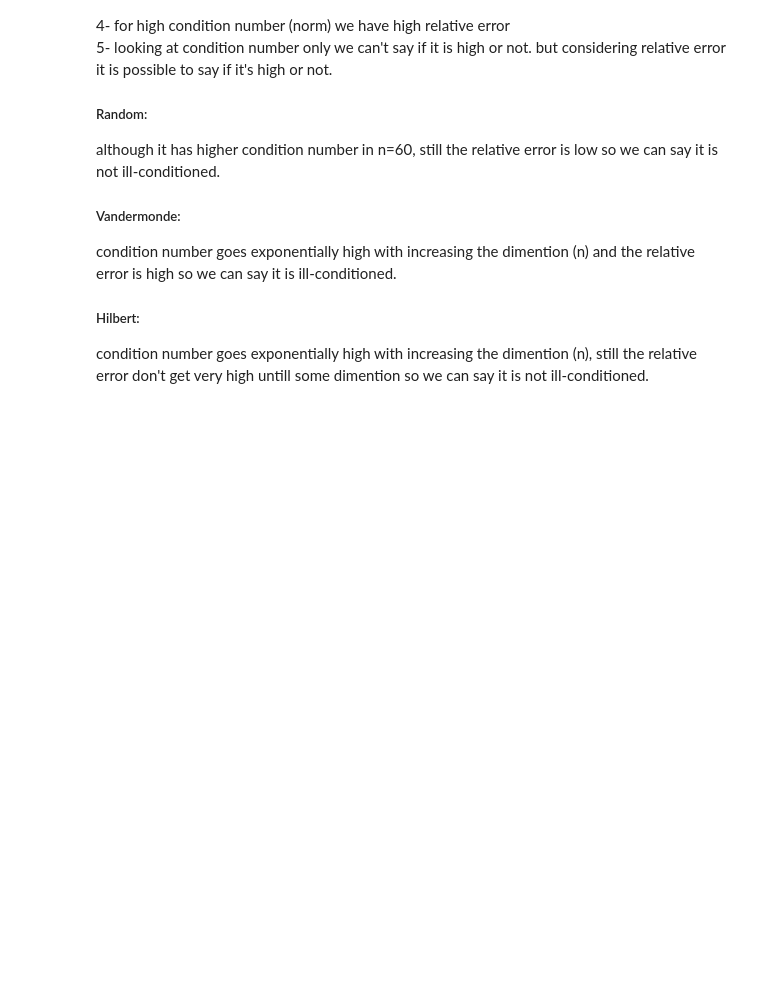
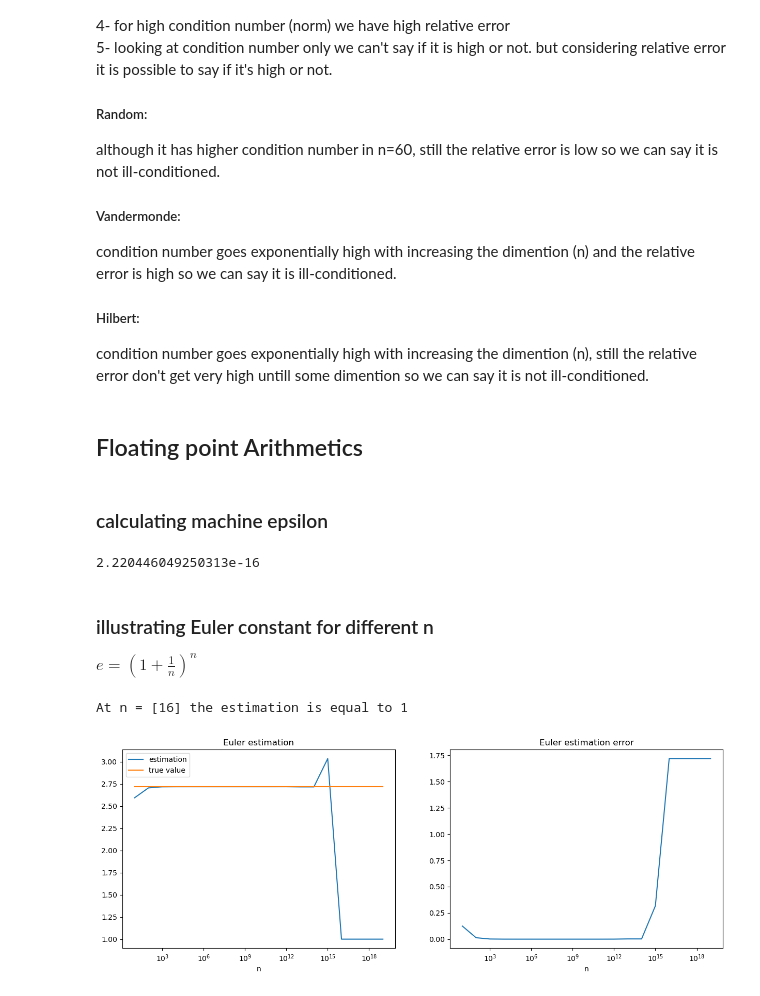
Before and after one commit to Rezashatery/linerar-algebra-and-matrices, a Jupyter notebook: linera-algebra.ipynb, the cells around one changed output. Saved outputs shown, nothing was run; the diff lists cells and outputs as text; code cells hidden in the pictures; blank space fills up the shorter version.

Commit message:
Floating point Arithmetics

```diff
--- a/linera-algebra.ipynb
+++ b/linera-algebra.ipynb
@@ -141,3 +141,54 @@ condition number goes exponentially high with increasing the dimention (n) and t
 
 ##### Hilbert:
 condition number goes exponentially high with increasing the dimention (n), still the relative error don't get very high untill some dimention so we can say it is not ill-conditioned.
+# %% [markdown]
+## Floating point Arithmetics
+# %% [markdown]
+### calculating machine epsilon
+# %%
+epsilon = 1
+
+while(1 + epsilon/2 > 1):
+    epsilon /= 2
+
+print(epsilon)
+# %% [output]
+2.220446049250313e-16
+# %% [markdown]
+### illustrating Euler constant for different n
+$e = (1+\frac{1}{n})^n$
+# %%
+def euler_calc(n):
+     return (1 + 1/n) ** n, np.abs(np.e - (1 + 1/n) ** n)
+
+est = []
+err = []
+x = []
+
+fig, axes = plt.subplots(1,2, figsize=(15,5))
+for i in range(1,20):
+    e_estimation, e_error = euler_calc(10 ** i)
+    est.append(e_estimation)
+    err.append(e_error)
+    x.append(10 ** i)
+
+axes[0].plot(x, est)
+axes[0].plot(x, np.e*np.ones((len(x))))
+axes[0].set_title('Euler estimation')
+# axes[0].yscale('log')
+axes[0].set_xscale('log')
+axes[0].set_xlabel('n')
+axes[0].legend(['estimation','true value'])
+
+axes[1].plot(x, err)
+axes[1].set_title('Euler estimation error')
+# axes[1].yscale('log')
+axes[1].set_xscale('log')
+axes[1].set_xlabel('n')
+
+# we add 1 to the np.argwhere (which gives index not the value) output to obtain the value of n
+print(f'At n = {np.argwhere(np.array(est)==1)[0] + 1} the estimation is equal to 1')
+plt.show()
+# %% [output]
+At n = [16] the estimation is equal to 1
+[figure, added]
```
